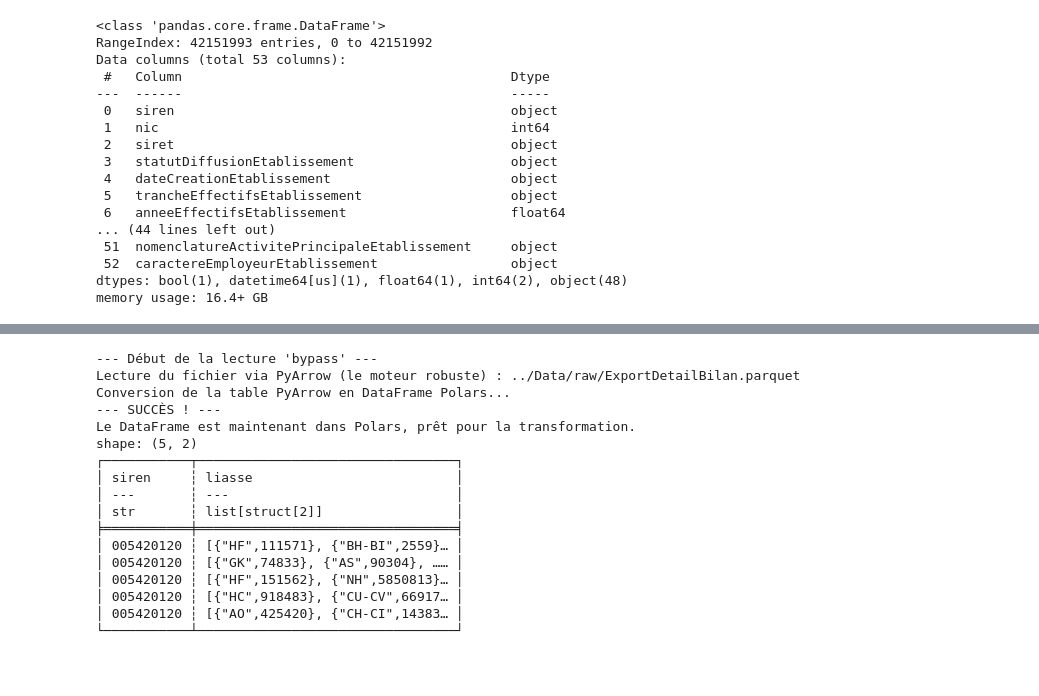
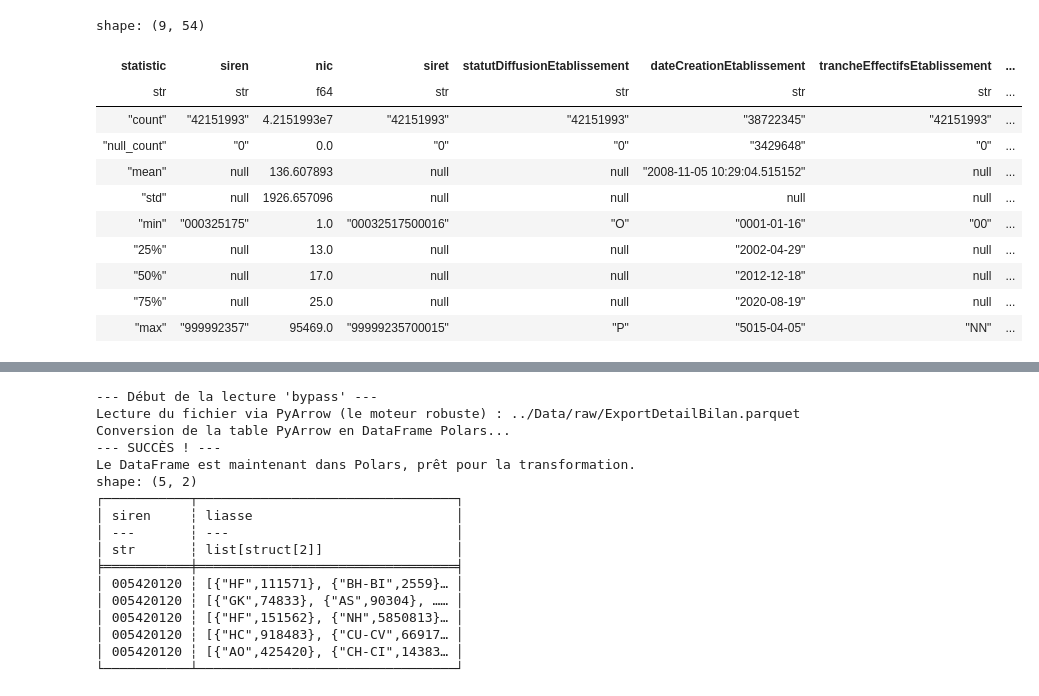
Before and after one commit to ugozchi/AS_Supervised_Learning, a Jupyter notebook: Notebooks/00_Sandbox.ipynb, the cells around one changed output, grey strips where cells are left out. Saved outputs shown, nothing was run; the diff lists cells and outputs as text; code cells hidden in the pictures; blank space fills up the shorter version.

```diff
--- a/Notebooks/00_Sandbox.ipynb
+++ b/Notebooks/00_Sandbox.ipynb
@@ -5,20 +49,15 @@ df_eta = pd.read_parquet("Data/raw/StockEtablissement_utf8.parquet", engine='pya
 # %%
-df_eta.info()
+df_eta.describe()
 # %% [output]
-<class 'pandas.core.frame.DataFrame'>
-RangeIndex: 42151993 entries, 0 to 42151992
-Data columns (total 53 columns):
- #   Column                                          Dtype
----  ------                                          -----
- 0   siren                                           object
- 1   nic                                             int64
- 2   siret                                           object
- 3   statutDiffusionEtablissement                    object
- 4   dateCreationEtablissement                       object
- 5   trancheEffectifsEtablissement                   object
- 6   anneeEffectifsEtablissement                     float64
-... (44 lines left out)
- 51  nomenclatureActivitePrincipaleEtablissement     object
- 52  caractereEmployeurEtablissement                 object
-dtypes: bool(1), datetime64[us](1), float64(1), int64(2), object(48)
-memory usage: 16.4+ GB
+shape: (9, 54)
+| statistic | siren | nic | siret | statutDiffusionEtablissement | dateCreationEtablissement | trancheEffectifsEtablissement | ... |
+| str | str | f64 | str | str | str | str | ... |
+| "count" | "42151993" | 4.2151993e7 | "42151993" | "42151993" | "38722345" | "42151993" | ... |
+| "null_count" | "0" | 0.0 | "0" | "0" | "3429648" | "0" | ... |
+| "mean" | null | 136.607893 | null | null | "2008-11-05 10:29:04.515152" | null | ... |
+| "std" | null | 1926.657096 | null | null | null | null | ... |
+| "min" | "000325175" | 1.0 | "00032517500016" | "O" | "0001-01-16" | "00" | ... |
+| "25%" | null | 13.0 | null | null | "2002-04-29" | null | ... |
+| "50%" | null | 17.0 | null | null | "2012-12-18" | null | ... |
+| "75%" | null | 25.0 | null | null | "2020-08-19" | null | ... |
+| "max" | "999992357" | 95469.0 | "99999235700015" | "P" | "5015-04-05" | "NN" | ... |
```
Also changed, not shown: parts of 18 cells of this notebook.
